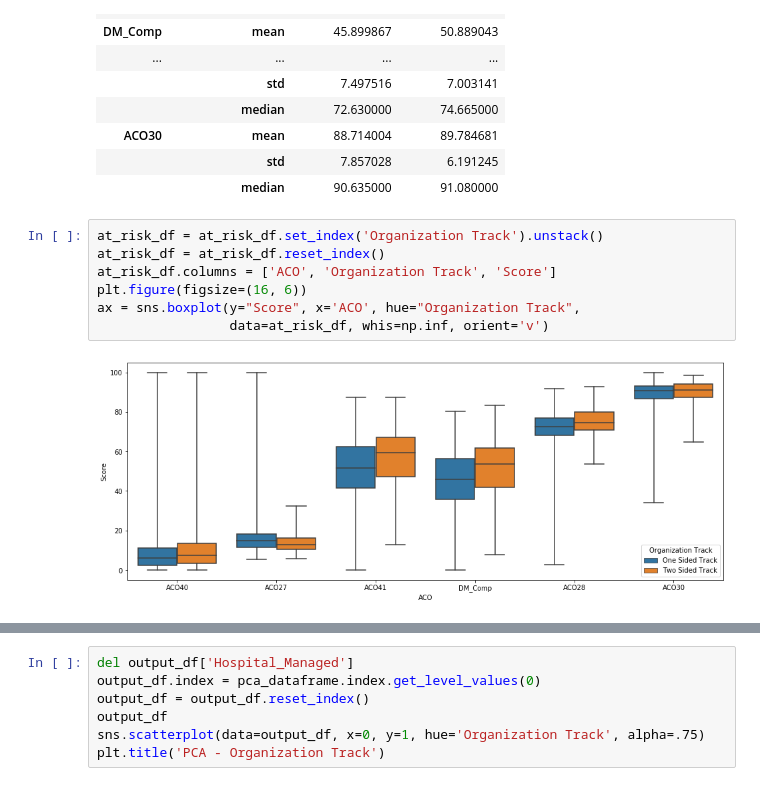
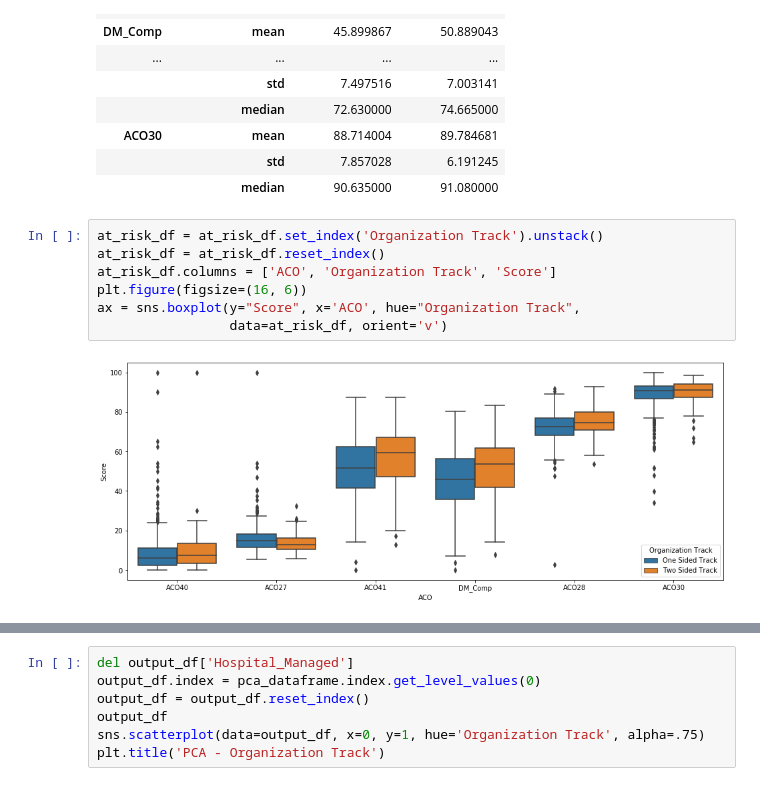
Before and after one commit to MSHCT-DellMed/MSHCT, a Jupyter notebook: ACO Data Analysis.ipynb, the cells around one changed output, grey strips where cells are left out. Cells and saved outputs as stored; diff of their text form.

```diff
--- a/ACO Data Analysis.ipynb
+++ b/ACO Data Analysis.ipynb
@@ -686,11 +690,11 @@ at_risk_df.groupby('Organization Track').agg([np.mean, np.std, np.median]).T
 # %%
 at_risk_df = at_risk_df.set_index('Organization Track').unstack()
 at_risk_df = at_risk_df.reset_index()
 at_risk_df.columns = ['ACO', 'Organization Track', 'Score']
 plt.figure(figsize=(16, 6))
 ax = sns.boxplot(y="Score", x='ACO', hue="Organization Track",
-                 data=at_risk_df, whis=np.inf, orient='v')
+                 data=at_risk_df, orient='v')
 # %% [output]
-[figure, old version]
+[figure, new version]
 # %% [markdown]
 Hokay, that is a lot of graphs. There's a lot of individual outcomes. What if there is some way to reduce the number down to reduce the noise, while keeping the info clean? Enter, principal component analysis.
```
Also changed, not shown: parts of 39 cells of this notebook.
